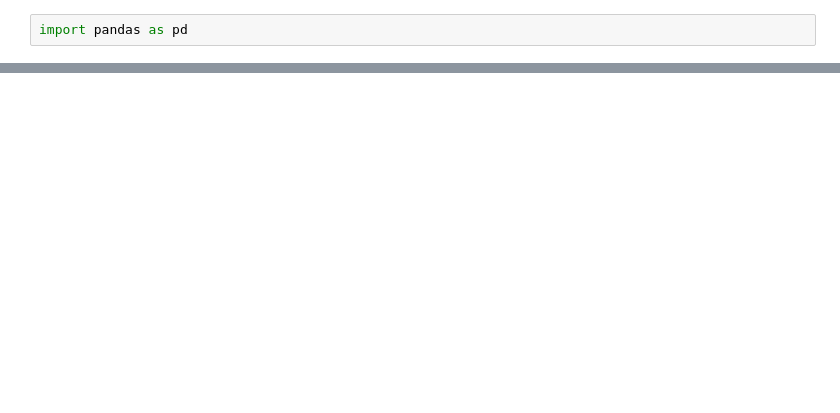
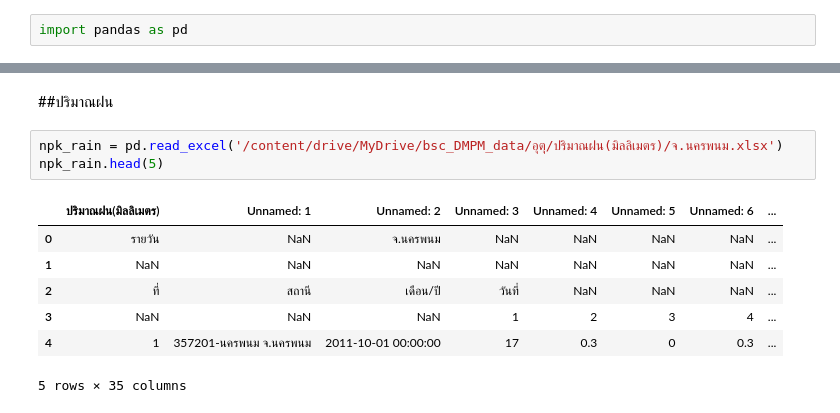
Before and after one commit to Aomaphisara/bsc_dpdm22, a Jupyter notebook: Quiz_Group_5_20_of_Midterm.ipynb, the cells around one changed output, grey strips where cells are left out. Drawn from its saved outputs; the diff is of its cells as text; blank space fills up the shorter version.

```diff
--- a/Quiz_Group_5_20_of_Midterm.ipynb
+++ b/Quiz_Group_5_20_of_Midterm.ipynb
@@ -205,0 +181,13 @@ pres_NKI
+# %% [markdown]
+##ปริมาณฝน
+# %%
+npk_rain = pd.read_excel('/content/drive/MyDrive/bsc_DMPM_data/อุตุ/ปริมาณฝน(มิลลิเมตร)/จ.นครพนม.xlsx')
+npk_rain.head(5)
+# %% [output]
+|  | ปริมาณฝน(มิลลิเมตร) | Unnamed: 1 | Unnamed: 2 | Unnamed: 3 | Unnamed: 4 | Unnamed: 5 | Unnamed: 6 | ... |
+| 0 | รายวัน | NaN | จ.นครพนม | NaN | NaN | NaN | NaN | ... |
+| 1 | NaN | NaN | NaN | NaN | NaN | NaN | NaN | ... |
+| 2 | ที่ | สถานี | เดือน/ปี | วันที่ | NaN | NaN | NaN | ... |
+| 3 | NaN | NaN | NaN | 1 | 2 | 3 | 4 | ... |
+| 4 | 1 | 357201-นครพนม จ.นครพนม | 2011-10-01 00:00:00 | 17 | 0.3 | 0 | 0.3 | ... |
+5 rows × 35 columns
```
Also changed, not shown: parts of 78 cells of this notebook.
